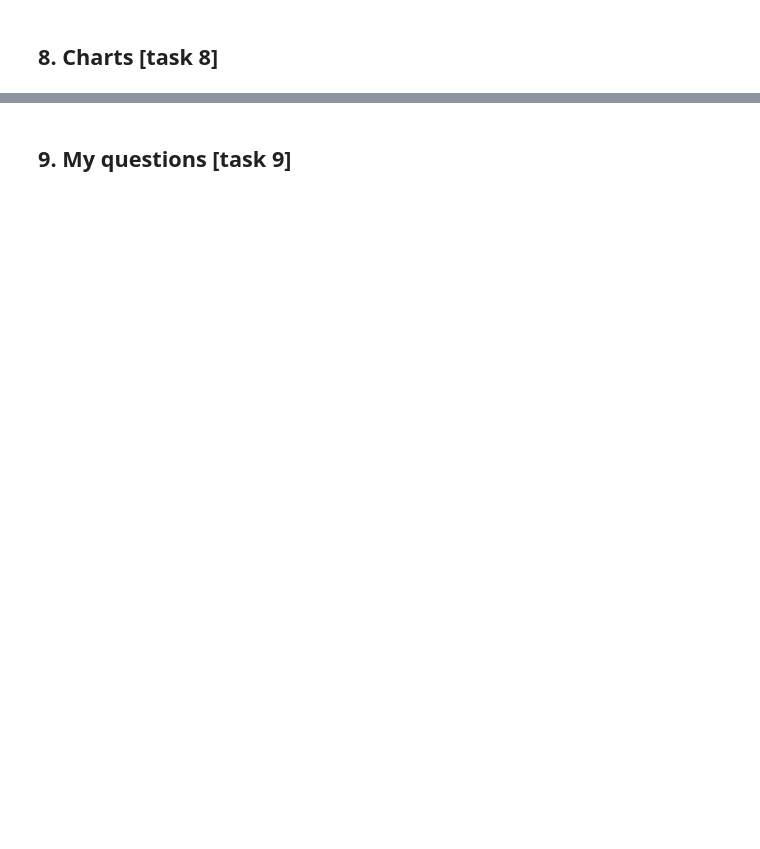
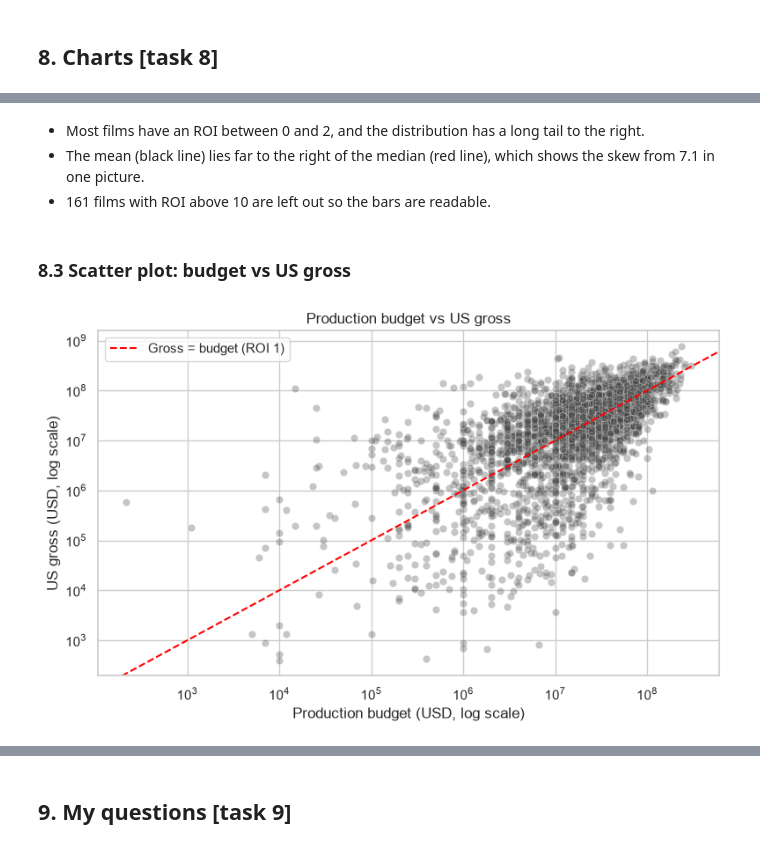
Before and after one commit to bomarcus/Lexicon_Python_2026, a Jupyter notebook: 05. Data Analysis & Visualisation/Project/movies_project.ipynb, the cells around one changed output, grey strips where cells are left out. Saved outputs shown, nothing was run; the diff lists cells and outputs as text; code cells hidden in the pictures; blank space fills up the shorter version.

```diff
--- a/05. Data Analysis & Visualisation/Project/movies_project.ipynb
+++ b/05. Data Analysis & Visualisation/Project/movies_project.ipynb
@@ -523,0 +688,22 @@ Name: count, dtype: int64
+# %% [markdown]
+- Most films have an ROI between 0 and 2, and the distribution has a long tail to the right.
+- The mean (black line) lies far to the right of the median (red line), which shows the skew from 7.1 in one picture.
+- 161 films with ROI above 10 are left out so the bars are readable.
+# %% [markdown]
+### 8.3 Scatter plot: budget vs US gross
+# %%
+fig, ax = plt.subplots(figsize=(8, 5))
+sns.scatterplot(data=movies, x="Production Budget", y="US Gross", alpha=0.3, ax=ax)
+ax.axline(
+    (1e6, 1e6), slope=1, color="red", linestyle="--", label="Gross = budget (ROI 1)"
+)
+ax.set_xscale("log")  # log scale: budgets range from $218 to $300 million
+ax.set_yscale("log")
+ax.set_title("Production budget vs US gross")
+ax.set_xlabel("Production budget (USD, log scale)")
+ax.set_ylabel("US gross (USD, log scale)")
+ax.legend()
+plt.tight_layout()
+plt.show()
+# %% [output]
+[figure, added]
```
Also changed, not shown: parts of 85 cells of this notebook, 1 other file.
